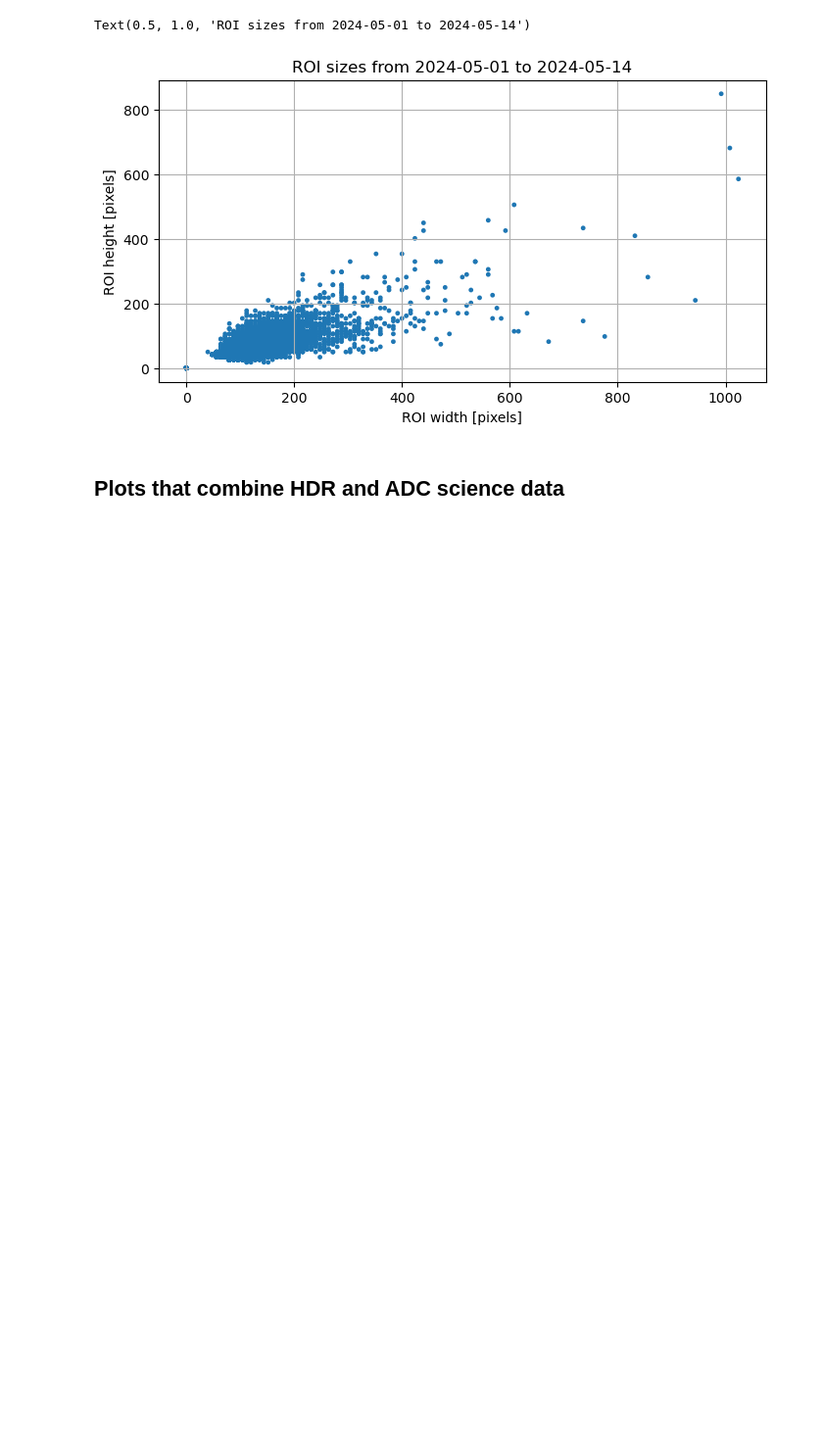
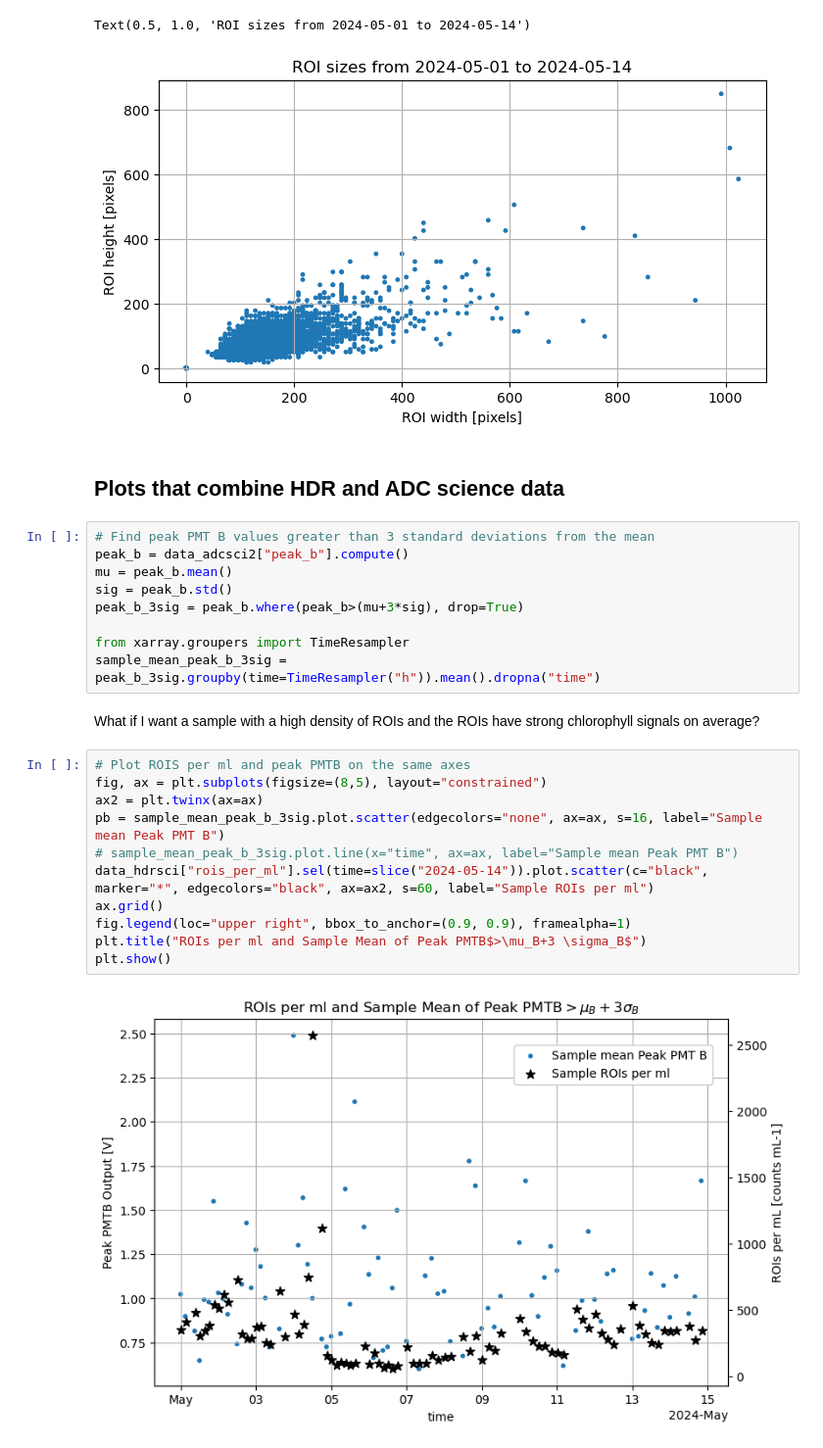
Before and after one commit to cooleyky/pioneer-21, a Jupyter notebook: Dev0_PLIMS_Testing.ipynb, the cells around one changed output. Shown at 98% size. Drawn from its saved outputs; the diff is of its cells as text; blank space fills up the shorter version.

Commit message:
Explore other visualization ideas

```diff
--- a/Dev0_PLIMS_Testing.ipynb
+++ b/Dev0_PLIMS_Testing.ipynb
@@ -997,3 +997,27 @@ Text(0.5, 1.0, 'ROI sizes from 2024-05-01 to 2024-05-14')
 [figure]
 # %% [markdown]
 ## Plots that combine HDR and ADC science data
+# %%
+# Find peak PMT B values greater than 3 standard deviations from the mean
+peak_b = data_adcsci2["peak_b"].compute()
+mu = peak_b.mean()
+sig = peak_b.std()
+peak_b_3sig = peak_b.where(peak_b>(mu+3*sig), drop=True)
+
+from xarray.groupers import TimeResampler
+sample_mean_peak_b_3sig = peak_b_3sig.groupby(time=TimeResampler("h")).mean().dropna("time")
+# %% [markdown]
+What if I want a sample with a high density of ROIs and the ROIs have strong chlorophyll signals on average?
+# %%
+# Plot ROIS per ml and peak PMTB on the same axes
+fig, ax = plt.subplots(figsize=(8,5), layout="constrained")
+ax2 = plt.twinx(ax=ax)
+pb = sample_mean_peak_b_3sig.plot.scatter(edgecolors="none", ax=ax, s=16, label="Sample mean Peak PMT B")
+# sample_mean_peak_b_3sig.plot.line(x="time", ax=ax, label="Sample mean Peak PMT B")
+data_hdrsci["rois_per_ml"].sel(time=slice("2024-05-14")).plot.scatter(c="black", marker="*", edgecolors="black", ax=ax2, s=60, label="Sample ROIs per ml")
+ax.grid()
+fig.legend(loc="upper right", bbox_to_anchor=(0.9, 0.9), framealpha=1)
+plt.title("ROIs per ml and Sample Mean of Peak PMTB$>\mu_B+3 \sigma_B$")
+plt.show()
+# %% [output]
+[figure, added]
```
Also changed, not shown: parts of 1 cell of this notebook.
